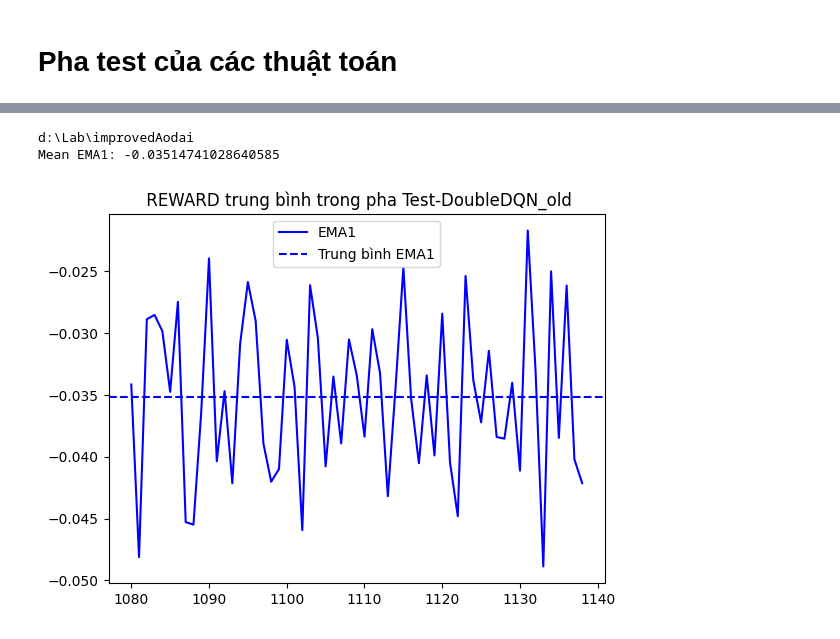
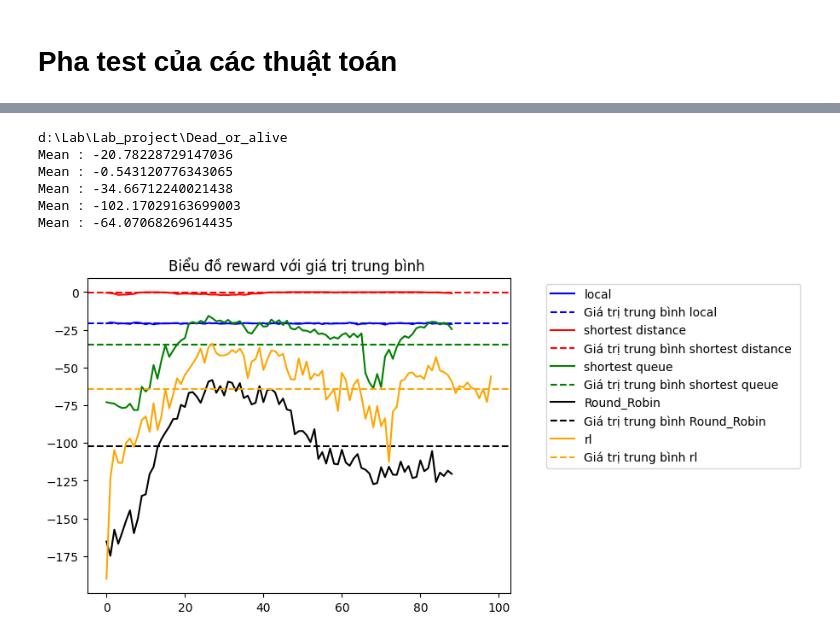
Before and after one commit to trito11/Dead_or_alive, a Jupyter notebook: algorithms/draw_plot.ipynb, the cells around one changed output, grey strips where cells are left out. Drawn from its saved outputs; the diff is of its cells as text; code cells hidden in the pictures.

```diff
--- a/algorithms/draw_plot.ipynb
+++ b/algorithms/draw_plot.ipynb
@@ -7,5 +7,5 @@ iters = 9
 eps = 120
 loops = 1
 REWARD_DROP=[-1]
-EMA_list= [1]
-colors = ['blue', 'red', 'green', 'orange','yellow']
+algorithms=['local','shortest distance','shortest queue','Round_Robin','rl']
+colors = ['blue', 'red', 'green', 'black','orange','yellow']
@@ -12,40 +53,40 @@ colors = ['blue', 'red', 'green', 'orange','yellow']
 # %%
 import matplotlib.pyplot as plt
 import pandas as pd
 import numpy as np
 import os
 from pathlib import Path
 
 LINK_PROJECT = Path(os.path.abspath('draw_plot.ipynb')).parent.parent
 print(LINK_PROJECT)
-EMA_dict=dict()
-EMA_info=dict()
-for reward_drop in REWARD_DROP:
-    j=0
-    for EMA in EMA_list:
-        for i in range(1):
-            with open(f"{LINK_PROJECT}/result/result3/{which_algorithm}/env_2_4/5vehicle/{NUMS_TASK}task/EMA{EMA}/reward_drop{reward_drop}/num_iters{iters}/eps{eps}/gamma0.99/{i}/reward.csv", "r") as file:
-                if i == 0: EMA_dict[EMA] = pd.read_csv(file)
-                else: EMA_dict[EMA] += pd.read_csv(file)
+result=dict()
+result_info=dict()
+j=0
+for algorithm in algorithms:
+    with open(f"{LINK_PROJECT}/result/test/{algorithm}/reward.csv", "r") as file:
+        result[algorithm] = pd.read_csv(file)
+    columns = ['reward'][0]
 
-        columns = ['reward', 'reward_accumulate'][0]
+    minrange = 0
+    maxrange = -1
 
-        minrange = 9*120
-        maxrange = -1
-
-        EMA_info[EMA] = EMA_dict[EMA][columns][minrange:maxrange]
-        plt.plot(EMA_info[EMA],color=colors[j], label = f"EMA{EMA}")
-        plt.axhline(np.mean(EMA_info[EMA]),color=colors[j], linestyle='--', label=f'Trung bình EMA{EMA}')
-        print(f"Mean EMA{EMA}:", np.mean(EMA_info[EMA]))
-        j+=1
+    result_info[algorithm] = result[algorithm][columns][minrange:maxrange]
+    plt.plot(result_info[algorithm],color=colors[j], label = f"{algorithm}")
+    plt.axhline(np.mean(result_info[algorithm]),color=colors[j], linestyle='--', label=f'Giá trị trung bình {algorithm} ')
+    print(f"Mean :", np.mean(result_info[algorithm]))
+    j+=1
 
 
         # plt.ylim(-0.05, -0)
-    plt.title(f' REWARD trung bình trong pha Test-{which_algorithm}')
-    plt.legend()
-    # plt.savefig(f"{LINK_PROJECT}/fig/{which_algorithm}/env2_4/5vehicle/{NUMS_TASK}task/num_iters{iters}/eps{eps}/REWARD trung bình trong pha Test-{which_algorithm}-reward_drop:{reward_drop}.png")
-    plt.show()
+plt.title( f'Biểu đồ reward với giá trị trung bình ')
+plt.legend(bbox_to_anchor=(1.7, 1), ncol=1, fancybox=True)
+# plt.savefig(f"{LINK_PROJECT}/fig/{which_algorithm}/env_2_4/5vehicle/{NUMS_TASK}task/num_iters{iters}/eps{eps}/Biểu đồ TOLERANCE_TIME với giá trị trung bình trong pha Test-{which_algorithm}-reward_drop:{reward_drop}.png")
+plt.show()
 # %% [output]
-d:\Lab\improvedAodai
-Mean EMA1: -0.03514741028640585
+d:\Lab\Lab_project\Dead_or_alive
+Mean : -20.78228729147036
+Mean : -0.543120776343065
+Mean : -34.66712240021438
+Mean : -102.17029163699003
+Mean : -64.07068269614435
-[figure, old version]
+[figure, new version]
```
Also changed, not shown: parts of 3 cells of this notebook, 22 other files.
